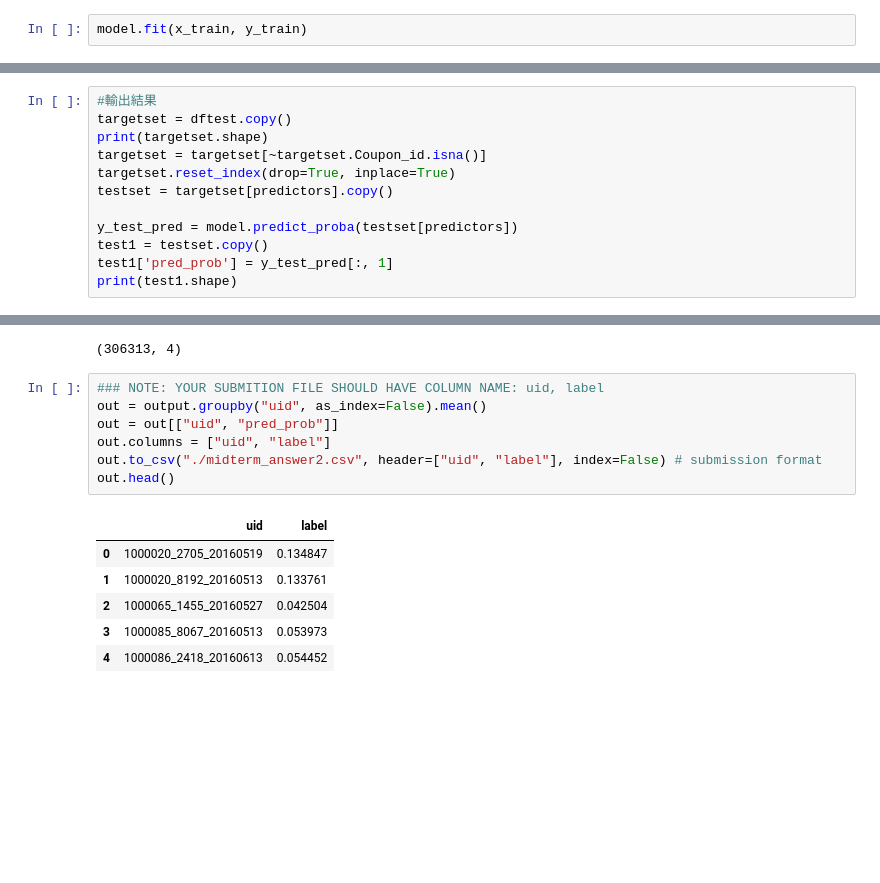
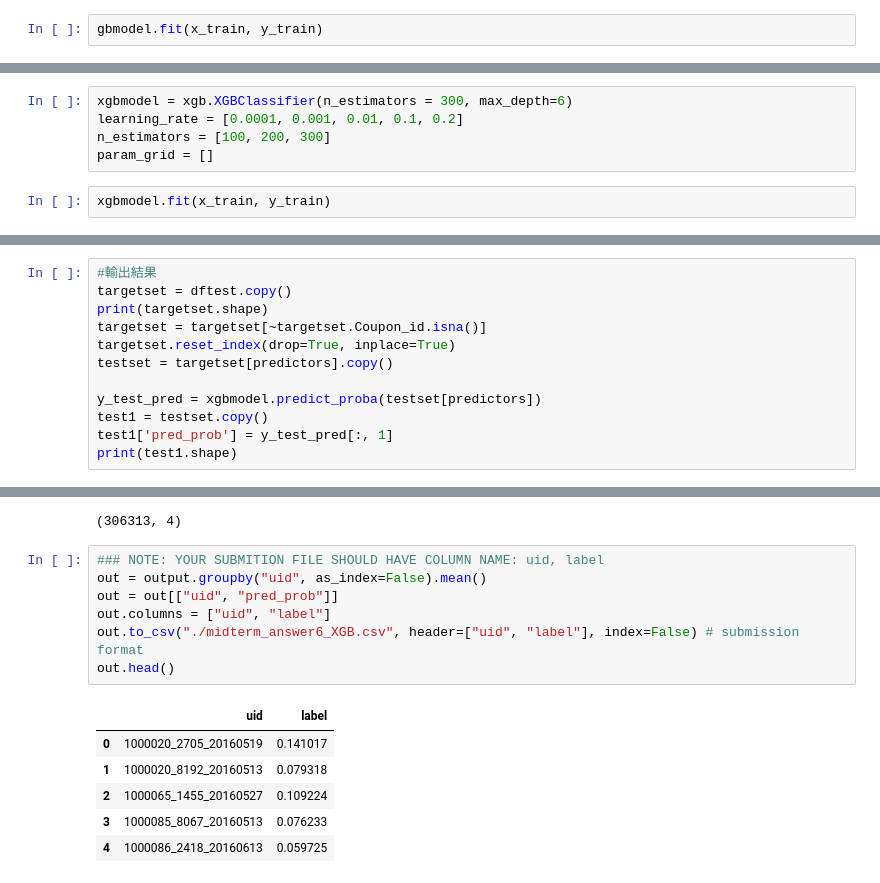
Before and after one commit to drhao/100Day-ML-Marathon, a Jupyter notebook: Day_50_Midterm.ipynb, the cells around one changed output, grey strips where cells are left out. Drawn from its saved outputs; the diff is of its cells as text; blank space fills up the shorter version.

Commit message:
midterm

```diff
--- a/Day_50_Midterm.ipynb
+++ b/Day_50_Midterm.ipynb
@@ -258,4 +275,4 @@ model = GradientBoostingClassifier(n_estimators=100, max_depth=2,
                                random_state=4)
 # %%
-model.fit(x_train, y_train)
+gbmodel.fit(x_train, y_train)
 # %% [output]
@@ -279,0 +312,7 @@ Validation AUC: 0.849, Accuracy: 0.952
+# %%
+xgbmodel = xgb.XGBClassifier(n_estimators = 300, max_depth=6)
+learning_rate = [0.0001, 0.001, 0.01, 0.1, 0.2]
+n_estimators = [100, 200, 300]
+param_grid = []
+# %%
+xgbmodel.fit(x_train, y_train)
@@ -329,7 +395,7 @@ targetset = targetset[~targetset.Coupon_id.isna()]
 targetset.reset_index(drop=True, inplace=True)
 testset = targetset[predictors].copy()
 
-y_test_pred = model.predict_proba(testset[predictors])
+y_test_pred = xgbmodel.predict_proba(testset[predictors])
 test1 = testset.copy()
 test1['pred_prob'] = y_test_pred[:, 1]
 print(test1.shape)
@@ -350,14 +416,14 @@ output.reset_index(drop=True, inplace=True)
 # %%
 ### NOTE: YOUR SUBMITION FILE SHOULD HAVE COLUMN NAME: uid, label
 out = output.groupby("uid", as_index=False).mean()
 out = out[["uid", "pred_prob"]]
 out.columns = ["uid", "label"]
-out.to_csv("./midterm_answer2.csv", header=["uid", "label"], index=False) # submission format
+out.to_csv("./midterm_answer6_XGB.csv", header=["uid", "label"], index=False) # submission format
 out.head()
 # %% [output]
 |  | uid | label |
-| 0 | 1000020_2705_20160519 | 0.134847 |
-| 1 | 1000020_8192_20160513 | 0.133761 |
-| 2 | 1000065_1455_20160527 | 0.042504 |
-| 3 | 1000085_8067_20160513 | 0.053973 |
-| 4 | 1000086_2418_20160613 | 0.054452 |
+| 0 | 1000020_2705_20160519 | 0.141017 |
+| 1 | 1000020_8192_20160513 | 0.079318 |
+| 2 | 1000065_1455_20160527 | 0.109224 |
+| 3 | 1000085_8067_20160513 | 0.076233 |
+| 4 | 1000086_2418_20160613 | 0.059725 |
```
Also changed, not shown: parts of 22 cells of this notebook, 4 other files.
